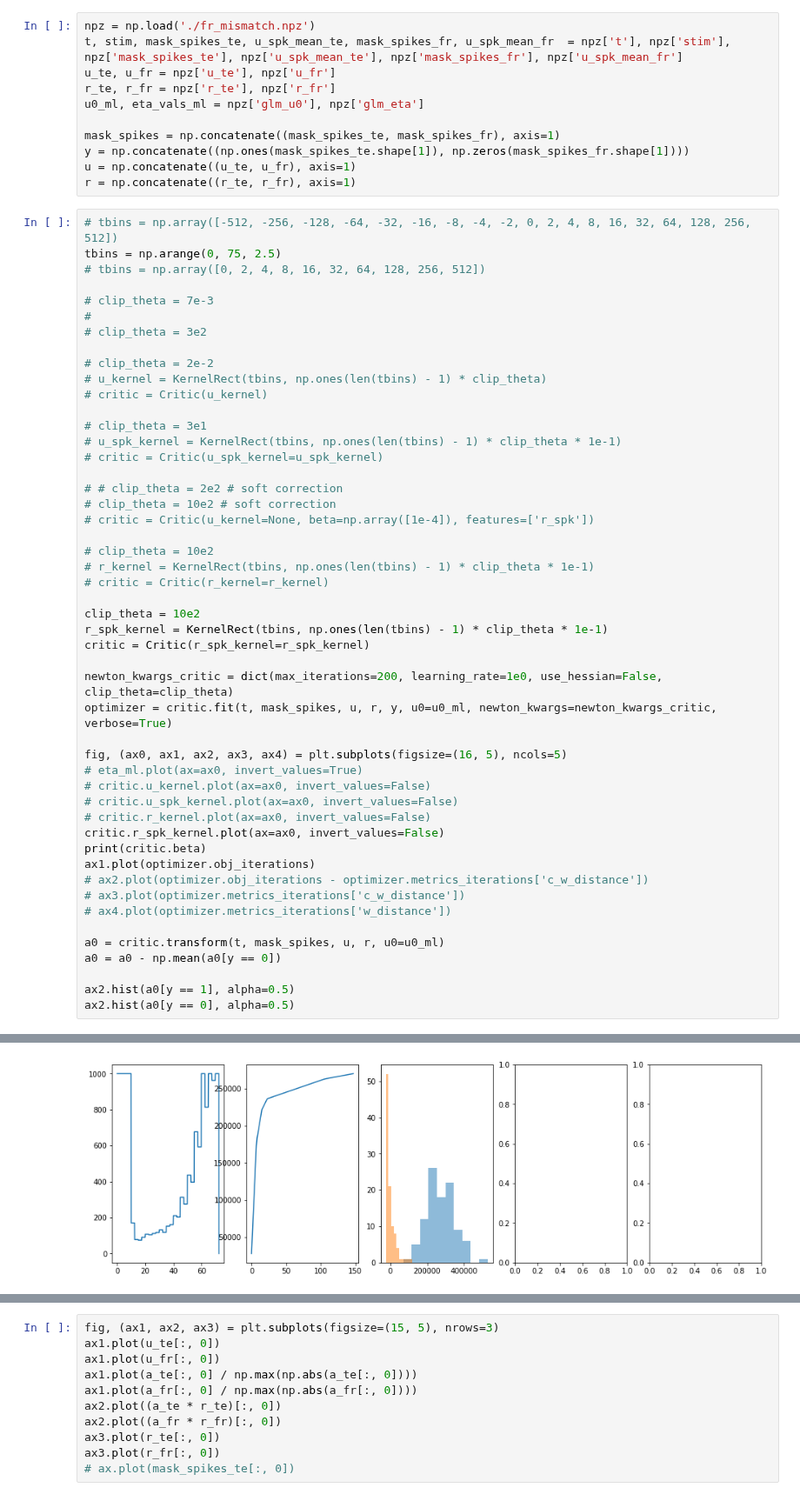
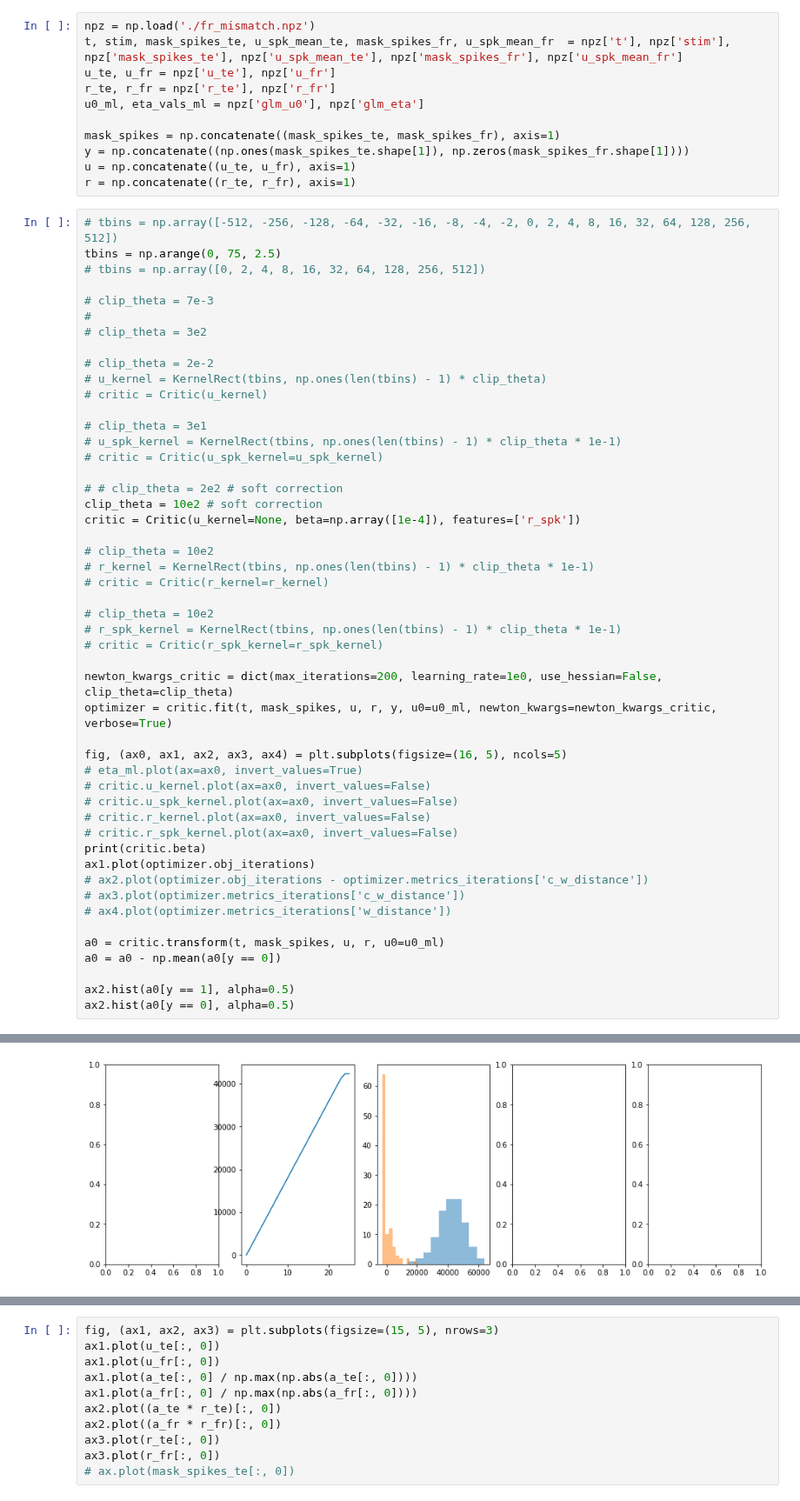
Before and after one commit to diegoarri91/mmd-glm, a Jupyter notebook: examples/wglm.ipynb, the cells around one changed output, grey strips where cells are left out. Shown at 87% size. Saved outputs shown, nothing was run; the diff lists cells and outputs as text.

```diff
--- a/examples/wglm.ipynb
+++ b/examples/wglm.ipynb
@@ -39,16 +39,16 @@ tbins = np.arange(0, 75, 2.5)
 # critic = Critic(u_spk_kernel=u_spk_kernel)
 
 # # clip_theta = 2e2 # soft correction
-# clip_theta = 10e2 # soft correction
-# critic = Critic(u_kernel=None, beta=np.array([1e-4]), features=['r_spk'])
+clip_theta = 10e2 # soft correction
+critic = Critic(u_kernel=None, beta=np.array([1e-4]), features=['r_spk'])
 
 # clip_theta = 10e2
 # r_kernel = KernelRect(tbins, np.ones(len(tbins) - 1) * clip_theta * 1e-1)
 # critic = Critic(r_kernel=r_kernel)
 
-clip_theta = 10e2
-r_spk_kernel = KernelRect(tbins, np.ones(len(tbins) - 1) * clip_theta * 1e-1)
-critic = Critic(r_spk_kernel=r_spk_kernel)
+# clip_theta = 10e2
+# r_spk_kernel = KernelRect(tbins, np.ones(len(tbins) - 1) * clip_theta * 1e-1)
+# critic = Critic(r_spk_kernel=r_spk_kernel)
 
 newton_kwargs_critic = dict(max_iterations=200, learning_rate=1e0, use_hessian=False, clip_theta=clip_theta)
 optimizer = critic.fit(t, mask_spikes, u, r, y, u0=u0_ml, newton_kwargs=newton_kwargs_critic, verbose=True)
@@ -58,7 +58,7 @@ fig, (ax0, ax1, ax2, ax3, ax4) = plt.subplots(figsize=(16, 5), ncols=5)
 # critic.u_kernel.plot(ax=ax0, invert_values=False)
 # critic.u_spk_kernel.plot(ax=ax0, invert_values=False)
 # critic.r_kernel.plot(ax=ax0, invert_values=False)
-critic.r_spk_kernel.plot(ax=ax0, invert_values=False)
+# critic.r_spk_kernel.plot(ax=ax0, invert_values=False)
 print(critic.beta)
 ax1.plot(optimizer.obj_iterations)
 # ax2.plot(optimizer.obj_iterations - optimizer.metrics_iterations['c_w_distance'])
@@ -85,5 +85,5 @@ None
  <a list of 10 Patch objects>)
-[figure, old version]
+[figure, new version]
 # %%
 a_te = critic.r_spk_kernel.convolve_continuous(t, mask_spikes_te)
 a_fr = critic.r_spk_kernel.convolve_continuous(t, mask_spikes_fr)
```
Also changed, not shown: parts of 5 cells of this notebook, 2 other files.
